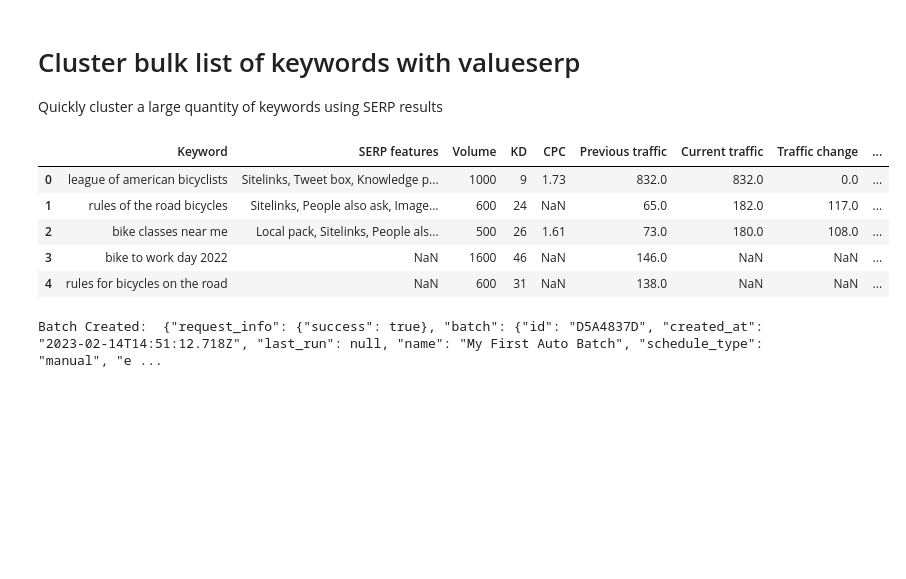
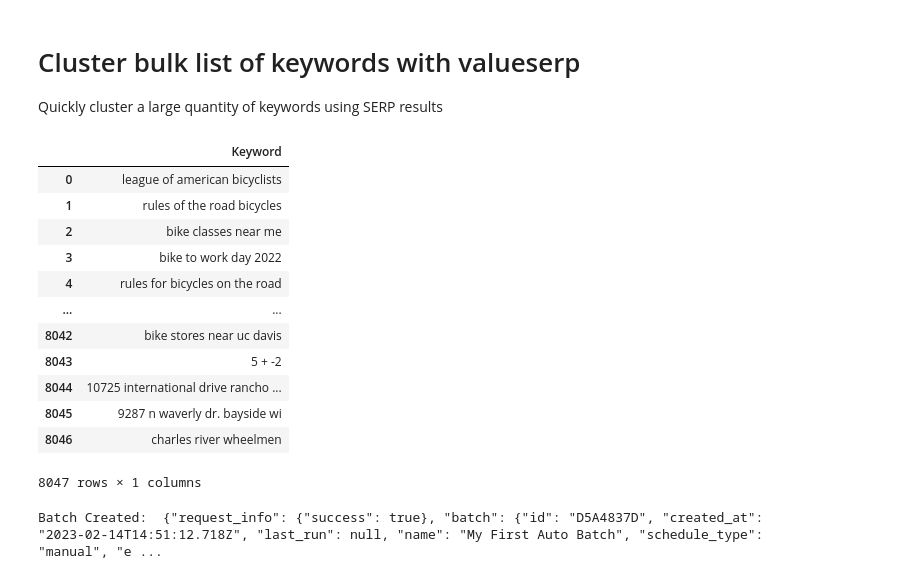
Before and after one commit to FrontAnalyticsInc/data-winners, a Jupyter notebook: analysis-clustering-keywords/cluster-keywors-with-valueserp.ipynb, the cells around one changed output. Saved outputs shown, nothing was run; the diff lists cells and outputs as text; code cells hidden in the pictures; blank space fills up the shorter version.

```diff
--- a/analysis-clustering-keywords/cluster-keywors-with-valueserp.ipynb
+++ b/analysis-clustering-keywords/cluster-keywors-with-valueserp.ipynb
@@ -19,15 +31,23 @@ common_urls = 2
 # %%
-
 # load the keywords
 
-filename = "organic-list-from-ahrefs.csv"
+filename = "./input-keywords.csv"
 df_keywords_input = pd.read_csv(filename)
 df_keywords_input.head()
+
+df_keywords_input
 # %% [output]
-|  | Keyword | SERP features | Volume | KD | CPC | Previous traffic | Current traffic | Traffic change | ... |
-| 0 | league of american bicyclists | Sitelinks, Tweet box, Knowledge p... | 1000 | 9 | 1.73 | 832.0 | 832.0 | 0.0 | ... |
-| 1 | rules of the road bicycles | Sitelinks, People also ask, Image... | 600 | 24 | NaN | 65.0 | 182.0 | 117.0 | ... |
-| 2 | bike classes near me | Local pack, Sitelinks, People als... | 500 | 26 | 1.61 | 73.0 | 180.0 | 108.0 | ... |
-| 3 | bike to work day 2022 | NaN | 1600 | 46 | NaN | 146.0 | NaN | NaN | ... |
-| 4 | rules for bicycles on the road | NaN | 600 | 31 | NaN | 138.0 | NaN | NaN | ... |
+|  | Keyword |
+| 0 | league of american bicyclists |
+| 1 | rules of the road bicycles |
+| 2 | bike classes near me |
+| 3 | bike to work day 2022 |
+| 4 | rules for bicycles on the road |
+| ... | ... |
+| 8042 | bike stores near uc davis |
+| 8043 | 5 + -2 |
+| 8044 | 10725 international drive rancho ... |
+| 8045 | 9287 n waverly dr. bayside wi |
+| 8046 | charles river wheelmen |
+8047 rows × 1 columns
 # %%
```
Also changed, not shown: parts of 38 cells of this notebook, 6 other files.
